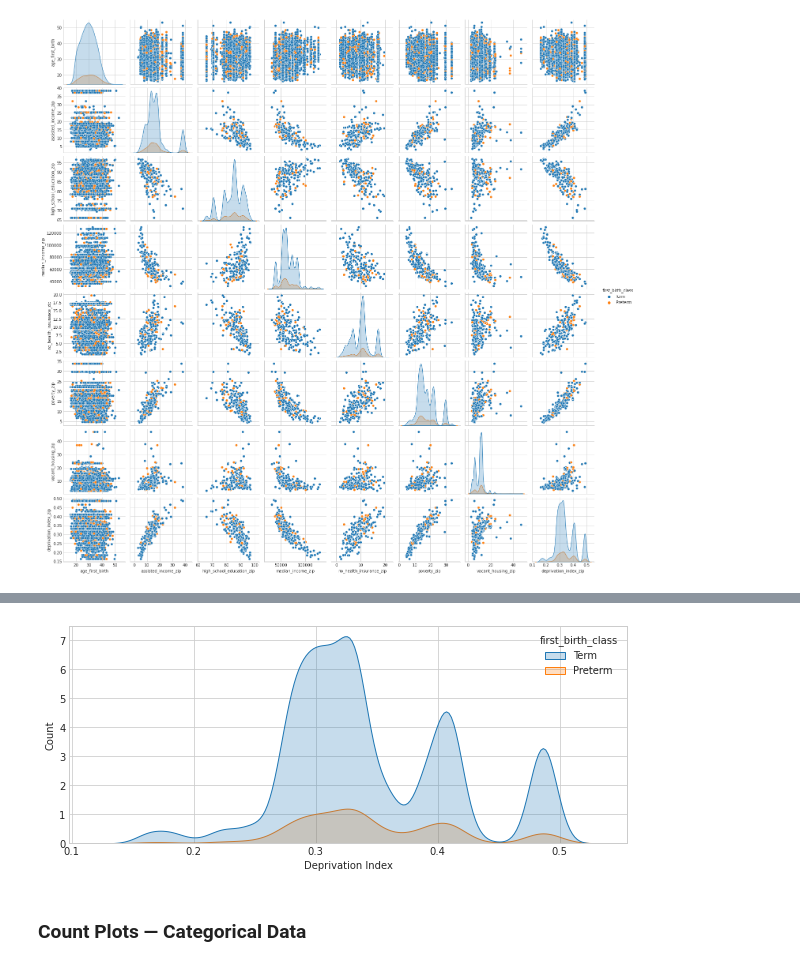
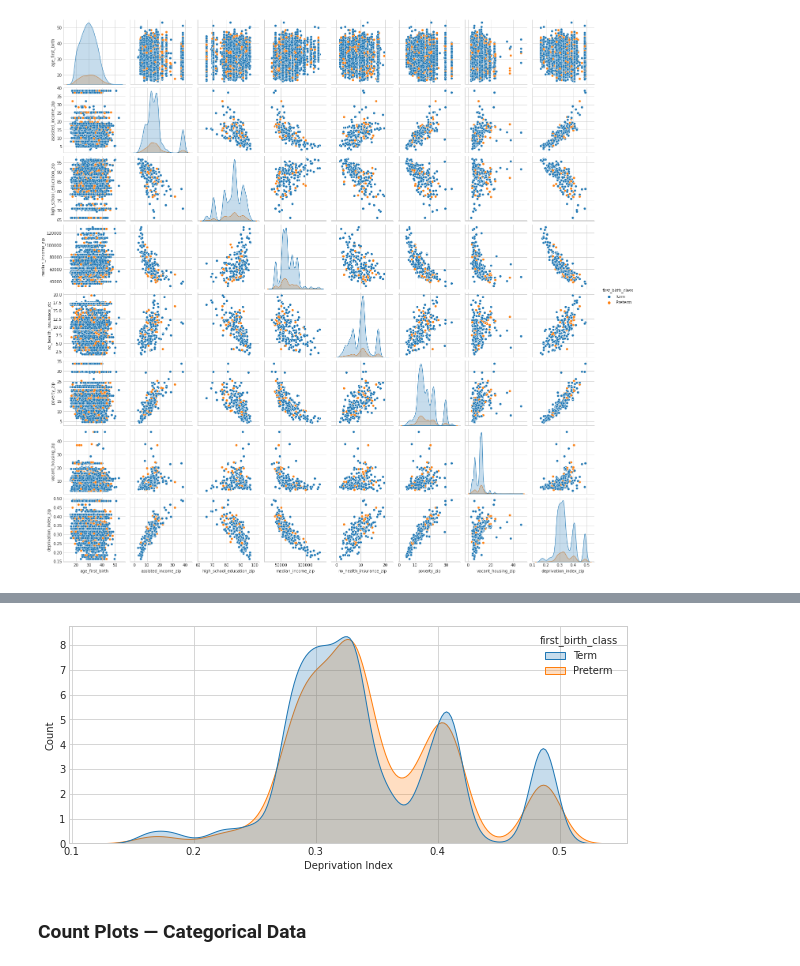
Before and after one commit to kgrillaert/preterm_birth, a Jupyter notebook: Final EDA.ipynb, the cells around one changed output, grey strips where cells are left out. Saved outputs shown, nothing was run; the diff lists cells and outputs as text; code cells hidden in the pictures.

```diff
--- a/Final EDA.ipynb
+++ b/Final EDA.ipynb
@@ -573,0 +812,14 @@ plt.show()
+# %%
+# Histogram of health insurance by birth class
+plt.figure(figsize=(10,4))
+
+sns.set_style('whitegrid')
+sns.kdeplot(data=combined_df,
+            x='no_health_insurance_zip',
+            hue='first_birth_class',
+            fill=True,
+            common_norm=False)
+
+plt.xlabel("No Health Insurance")
+plt.ylabel('Count')
+plt.show()
@@ -573,0 +828,14 @@ plt.show()
+# %%
+# Poverty by birth class
+plt.figure(figsize=(10,4))
+
+sns.set_style('whitegrid')
+sns.kdeplot(data=combined_df,
+            x='poverty_zip',
+            hue='first_birth_class',
+            fill=True,
+            common_norm=False)
+
+plt.xlabel("Poverty")
+plt.ylabel('Count')
+plt.show()
@@ -573,0 +844,14 @@ plt.show()
+# %%
+# Vacant housing by birth class
+plt.figure(figsize=(10,4))
+
+sns.set_style('whitegrid')
+sns.kdeplot(data=combined_df,
+            x='vacant_housing_zip',
+            hue='first_birth_class',
+            fill=True,
+            common_norm=False)
+
+plt.xlabel("Vacant Housing")
+plt.ylabel('Count')
+plt.show()
@@ -574,18 +860,19 @@ plt.show()
 # %%
 # Histogram of deprivation index by birth class
 plt.figure(figsize=(10,4))
 
 sns.set_style('whitegrid')
 sns.kdeplot(data=combined_df,
             x='deprivation_index_zip',
             hue='first_birth_class',
-            fill=True)
+            fill=True,
+            common_norm=False)
 
 plt.xlabel("Deprivation Index")
 plt.ylabel('Count')
 plt.show()
 # %% [output]
-[figure, old version]
+[figure, new version]
 # %% [markdown]
 ### Count Plots — Categorical Data
 # %%
```
Also changed, not shown: parts of 38 cells of this notebook.
